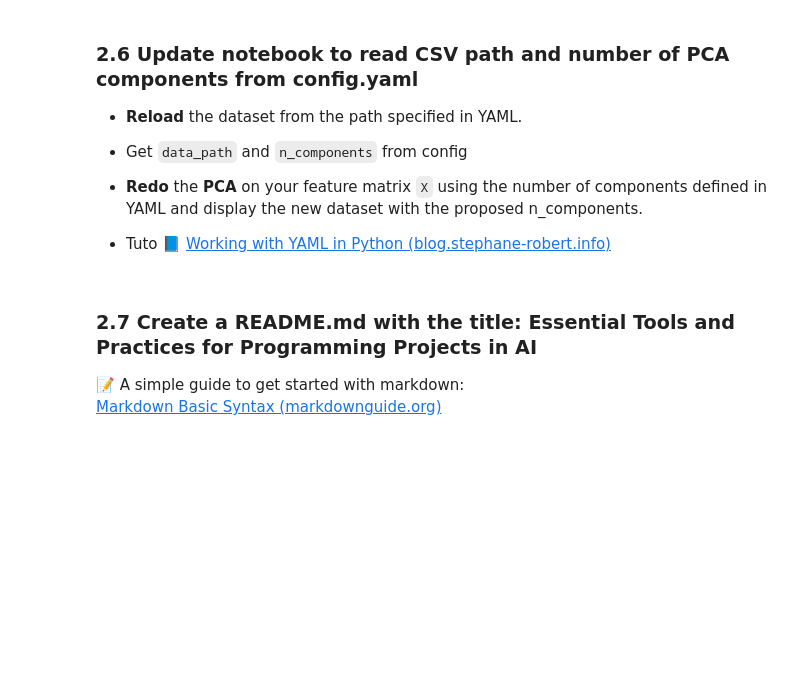
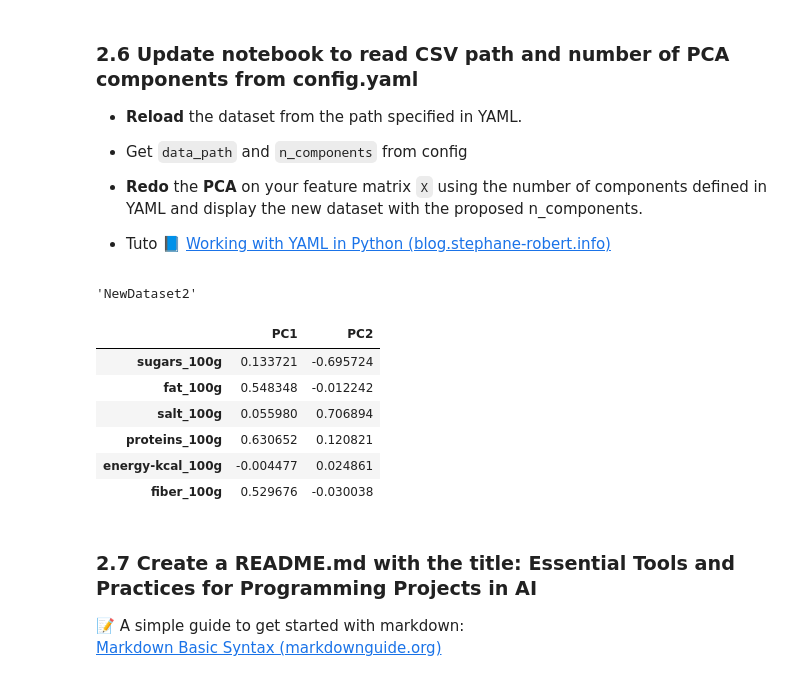
Before and after one commit to C3l3stin/DSPAP_Lab2_Student_Celestin, a Jupyter notebook: notebooks/Lab2_Célestin.ipynb, the cells around one changed output. Saved outputs shown, nothing was run; the diff lists cells and outputs as text; code cells hidden in the pictures; blank space fills up the shorter version.

```diff
--- a/notebooks/Lab2_Célestin.ipynb
+++ b/notebooks/Lab2_Célestin.ipynb
@@ -249,13 +340,38 @@ To avoid errors if the file or function is not found, wrap your import in a try/
 # %%
 
 ### TODO 2.6
+with open("../config/config.yaml", "r") as f:
+    config = yaml.safe_load(f)
 
-# - Load `config/config.yaml` with yaml.safe_load
-# - Get `data_path` and `n_components` from config
-# - Use them when reading CSV and fitting PCA
+data_path = config["data"]["path"]
+n_components = config["pca"]["n_components"]
 
-NewDataset2 = pd.DataFrame(pca2.components_.T, index=feats, columns=[f"PC{i+1}" for i in range(pca.components_.shape[0])])
-display('NewDataset',NewDataset)
+df = pd.read_csv(data_path)
+
+feats = ["sugars_100g", "fat_100g", "salt_100g", "proteins_100g", "energy-kcal_100g", "fiber_100g"]
+df_nutrition = df[feats].dropna()
+
+df_scaled = pd.DataFrame(scaler.fit_transform(df_nutrition), columns=feats, index=df_nutrition.index)
+
+pca2 = PCA(n_components=n_components)
+pca2.fit(df_scaled)
+
+NewDataset2 = pd.DataFrame(
+    pca2.components_.T,
+    index=feats,
+    columns=[f"PC{i+1}" for i in range(pca2.components_.shape[0])]
+)
+
+display("NewDataset2", NewDataset2)
+# %% [output]
+'NewDataset2'
+|  | PC1 | PC2 |
+| sugars_100g | 0.133721 | -0.695724 |
+| fat_100g | 0.548348 | -0.012242 |
+| salt_100g | 0.055980 | 0.706894 |
+| proteins_100g | 0.630652 | 0.120821 |
+| energy-kcal_100g | -0.004477 | 0.024861 |
+| fiber_100g | 0.529676 | -0.030038 |
 # %% [markdown]
 ### 2.7 Create a README.md with the title: **Essential Tools and Practices for Programming Projects in AI**
 📝 A simple guide to get started with markdown:
```
Also changed, not shown: parts of 7 cells of this notebook, 3 other files.
